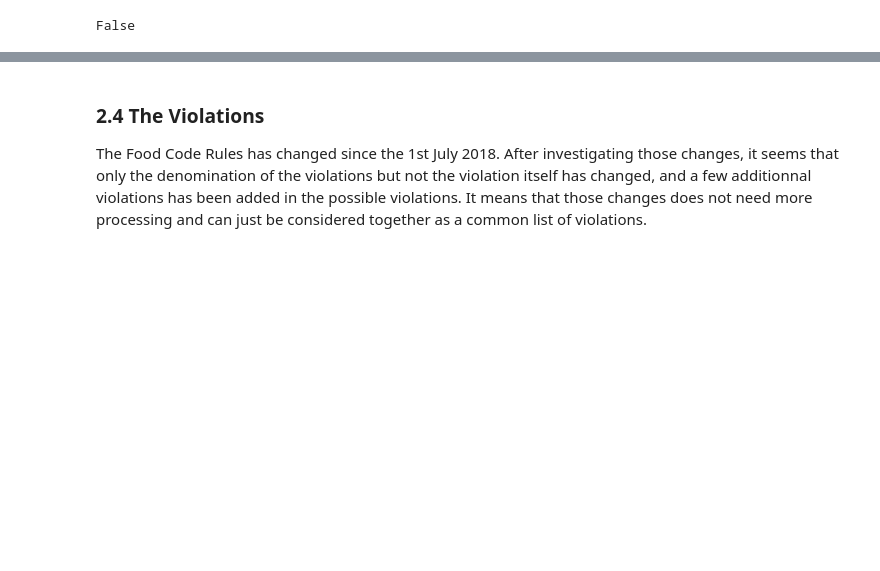
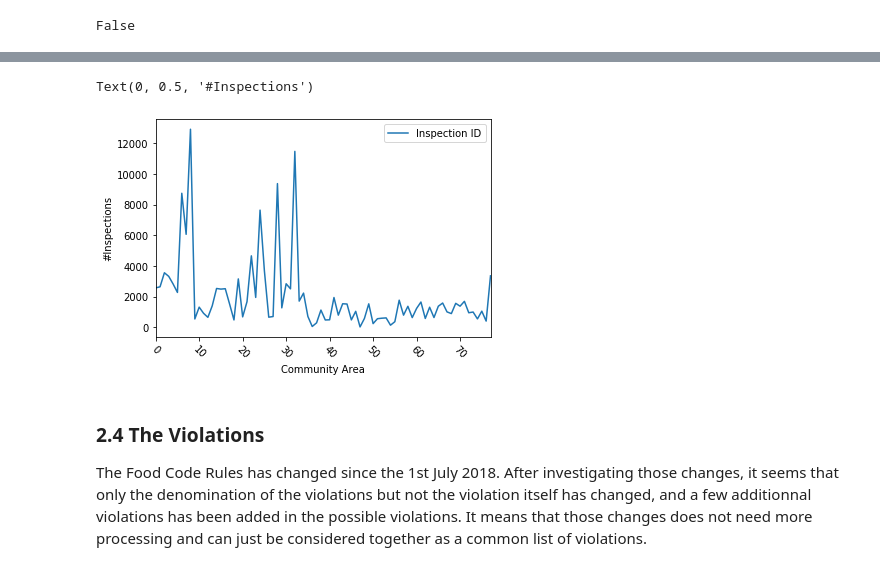
Before and after one commit to clairebilat/ada-2019-project-lost-and-found, a Jupyter notebook: Milestone-3.ipynb, the cells around one changed output, grey strips where cells are left out. Cells and saved outputs as stored; diff of their text form; code cells hidden in the pictures; blank space fills up the shorter version.

```diff
--- a/Milestone-3.ipynb
+++ b/Milestone-3.ipynb
@@ -728,18 +730,8 @@ False
 # %%
 def comarea_attribution(row) :
+    var = 0.0
     for i, area in commareas.iterrows() :
-        if (commareas.loc[i, ['the_geom']][0].contains(row.loc['Location'])) :
-            var = float(commareas.loc[i, ['AREA_NUMBE']])
-            return var
-#comme ça elle marche pour une row mais interminable pour toute la dataset il faut modif
+        if (area[0].contains(row.loc['Location'])) :
+            var = float(area[1])
+            break
+    return var
-# %%
-def comarea_attribution(row) :
-    var = 0.0
-    for i, area in commareas.iterrows() :
-        if var == 0.0 :
-            if (commareas.loc[i, ['the_geom']][0].contains(row.loc['Location'])) :
-                var = float(commareas.loc[i, ['AREA_NUMBE']])
-        if var != 0 :
-            return var
-            break
-#marche aussi comme ça pour une row, maybe prend moins de temps grâce au break...
@@ -759,2 +740,2 @@ AttributeError: 'Series' object has no attribute 'contains'
 # %%
-eat_seat['Community Area'] = eat_seat.apply(lambda row : comarea_attribution(row), axis = 1)
+eat_seat['Community Area'] = eat_seat.apply(lambda x : comarea_attribution(x), axis = 1)
@@ -765,3 +751,13 @@ eat_seat.head()
+# %%
+def facility_per_comarea(dblp):
+    return dblp[['Community Area', 'Inspection ID']].groupby('Community Area').count()
+
+ax = facility_per_comarea(eat_seat).plot(rot=-45)
+ax.set_xlabel('Community Area')
+ax.set_ylabel('#Inspections')
+# %% [output]
+Text(0, 0.5, '#Inspections')
+[figure, added]
 # %% [markdown]
 ### 2.4 The Violations
 
```
Also changed, not shown: parts of 149 cells of this notebook.
